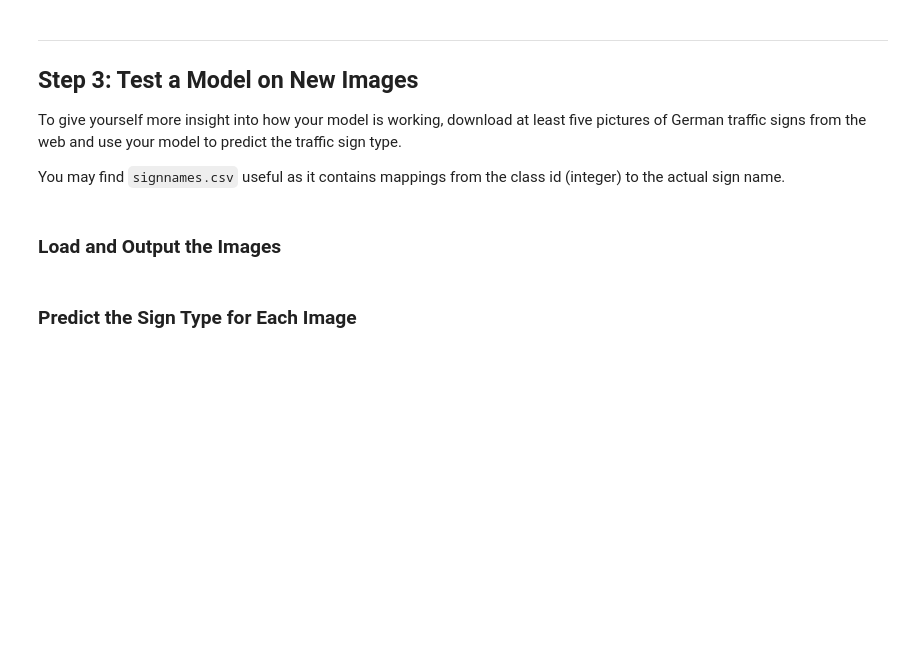
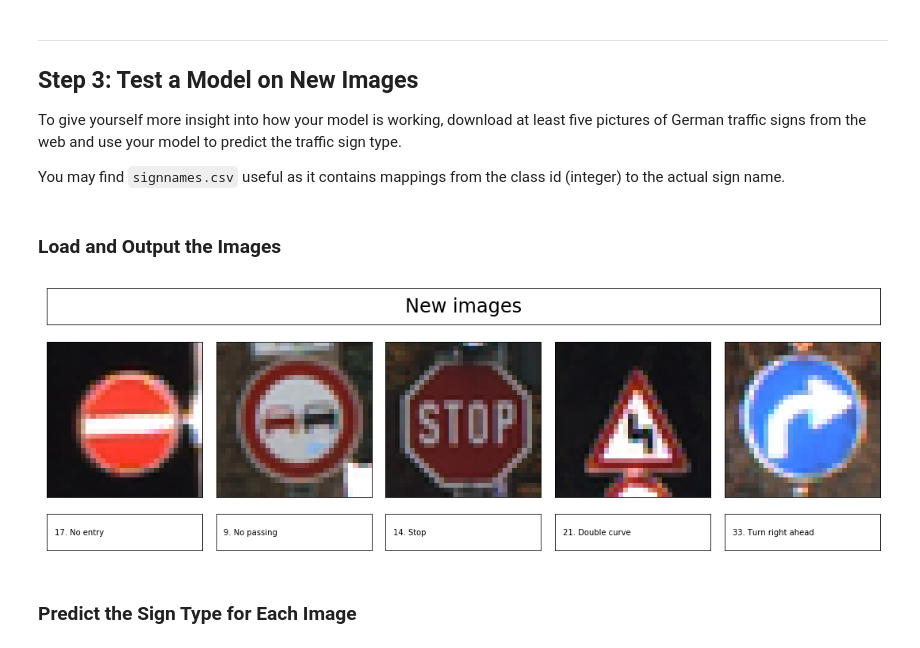
Before and after one commit to egar-garcia/CarND-Traffic-Sign-Classifier-Project, a Jupyter notebook: Traffic_Sign_Classifier.ipynb, the cells around one changed output. Cells and saved outputs as stored; diff of their text form; code cells hidden in the pictures; blank space fills up the shorter version.

```diff
--- a/Traffic_Sign_Classifier.ipynb
+++ b/Traffic_Sign_Classifier.ipynb
@@ -602,2 +543,39 @@ You may find `signnames.csv` useful as it contains mappings from the class id (i
+# %%
+### Loading the new images and plotting them here.
+
+from PIL import Image
+
+NEW_IMAGES_DIR         = 'new_images'
+NEW_IMAGES_REPORT_FILE = 'new_images_report.png'
+
+# Getting the map of labels (id, name)
+labels_map = {int(row['ClassId']) : row['SignName'] for row in csv.DictReader(open(SIGN_NAMES_FILE, 'rt'))}
+
+# Getting the images from a directory
+new_images = []
+new_images_labels = []
+for filename in os.listdir(NEW_IMAGES_DIR):
+    if os.path.isfile(os.path.join(NEW_IMAGES_DIR, filename)):
+        img = Image.open(os.path.join(NEW_IMAGES_DIR, filename)).resize((32, 32), Image.ANTIALIAS)
+        # Adding an image as a numpy array
+        new_images.append(np.asarray(img))
+        # Getting the label which is given by the file name
+        new_images_labels.append(int(filename.split('.')[0]))
+
+# Setting new images' array as a numpy array
+new_images = np.array(new_images)
+
+# Drawing the new images with their respective labels
+plt.figure(figsize=(15, 5))
+grid_spec = gridspec.GridSpec(6, len(new_images))
+setTitleInGrid(grid_spec[0, :], 'New images', 24)
+for i in range(len(new_images)):
+    setImageInGrid(grid_spec[1:-1, i], new_images[i])
+    setTextInGrid(grid_spec[-1, i], str(new_images_labels[i]) + '. ' + labels_map[new_images_labels[i]], 10)
+plt.tight_layout()
+plt.savefig(NEW_IMAGES_REPORT_FILE)
+plt.show()
+# %% [output]
+[figure, added]
 # %% [markdown]
 ### Predict the Sign Type for Each Image
```
Also changed, not shown: parts of 13 cells of this notebook, 8 other files.
